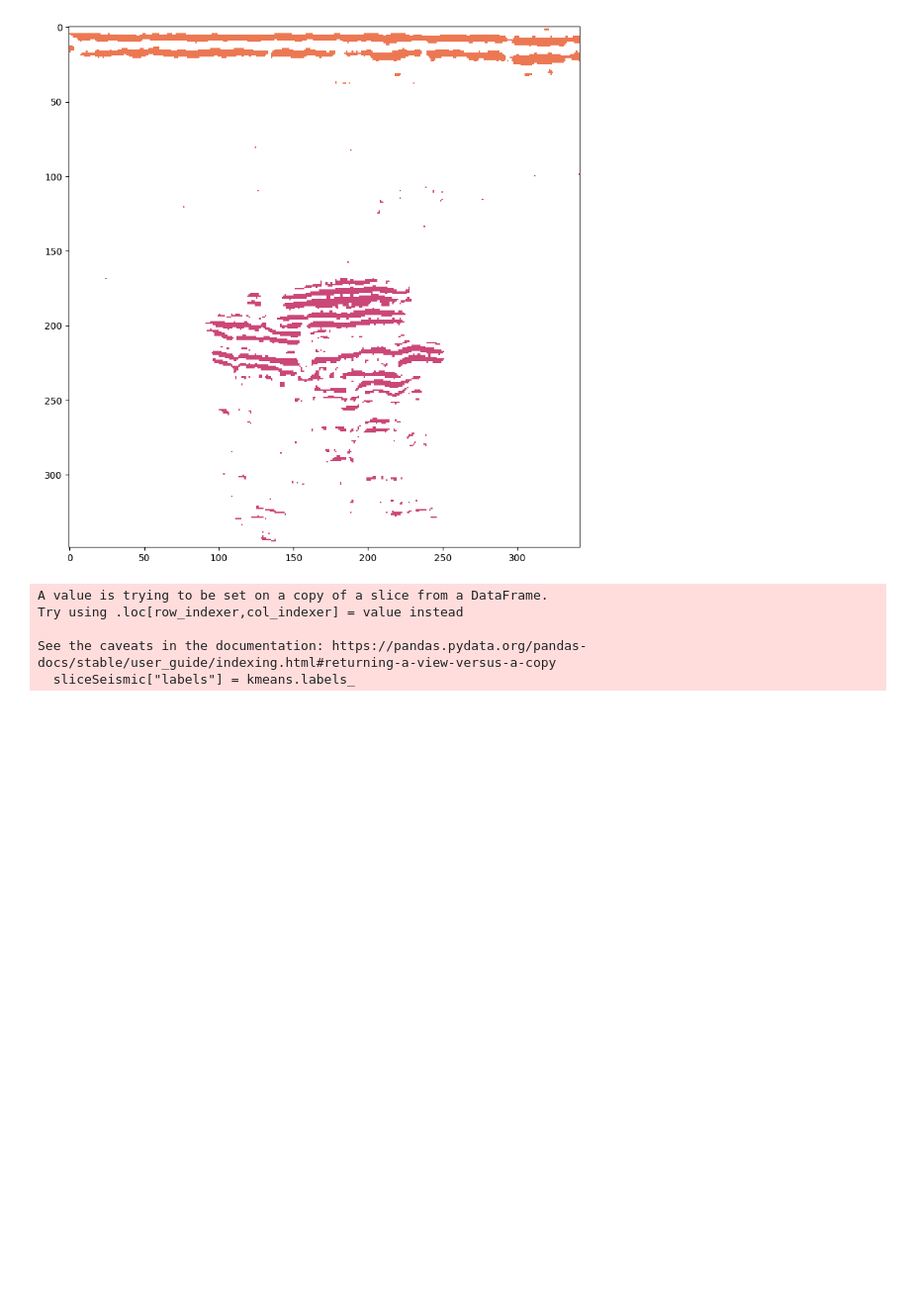
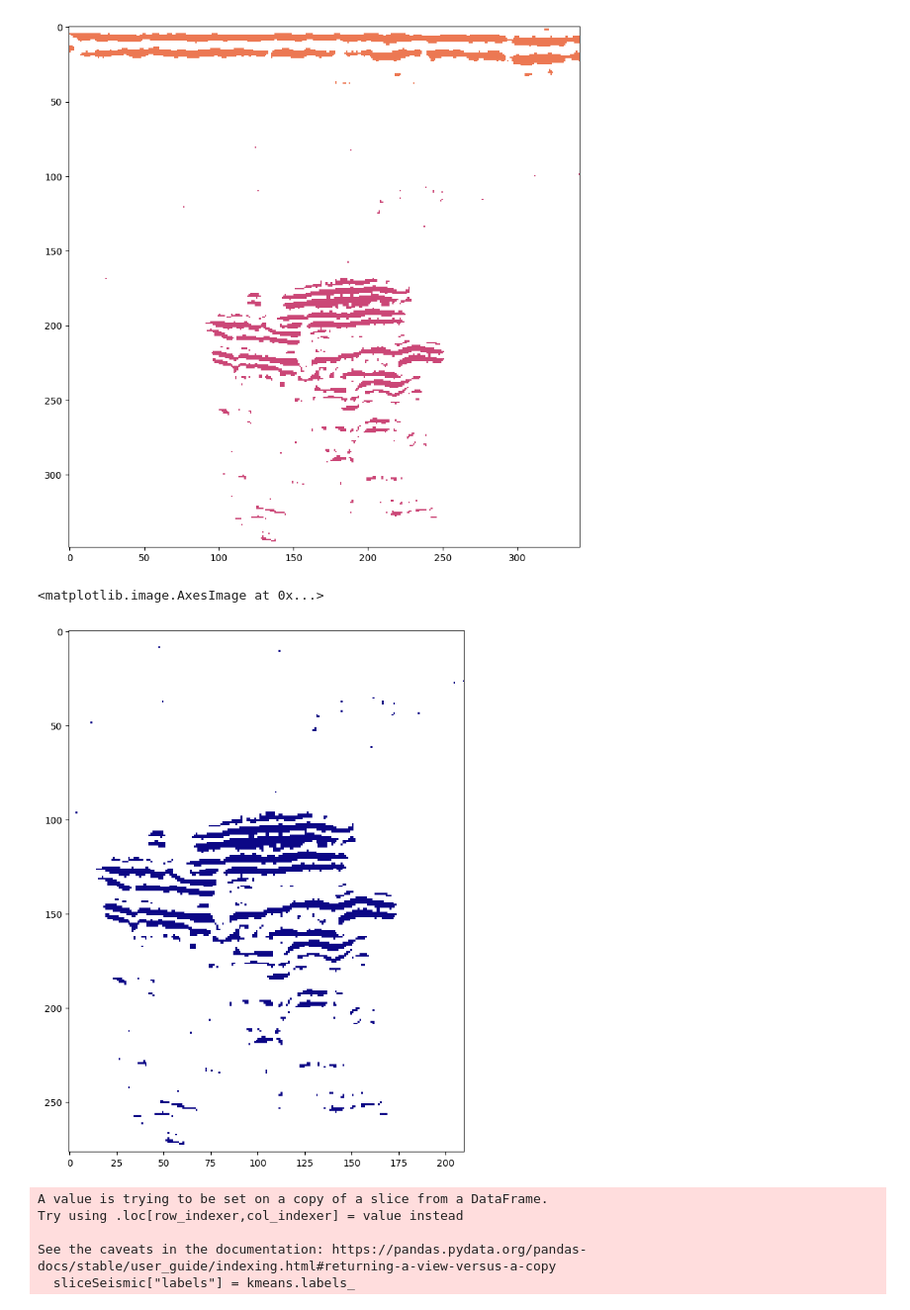
Before and after one commit to alvaromartinangulo/HelloWorldHack, a Jupyter notebook: HWH_CGG/challenge.ipynb, the cells around one changed output. Shown: that part at 99% size. Saved outputs shown, nothing was run; the diff lists cells and outputs as text; code cells hidden in the pictures; blank space fills up the shorter version.

```diff
--- a/HWH_CGG/challenge.ipynb
+++ b/HWH_CGG/challenge.ipynb
@@ -149,6 +149,15 @@ See the caveats in the documentation: https://pandas.pydata.org/pandas-docs/stab
   sliceSeismic_water["labels"] = kmeans.labels_
 <matplotlib.image.AxesImage at 0x...>
 [figure]
+# %%
+co2 = sliceSeismic_water.loc[sliceSeismic_water["labels"] == 0]
+co29406 = (len(co2))
+data = co2.pivot(columns = "x", index = "z", values = "labels")
+fig, ax = plt.subplots(figsize = (10, 10))
+ax.imshow(data, cmap = "plasma")
+# %% [output]
+<matplotlib.image.AxesImage at 0x...>
+[figure, added]
 # %%
 seismic["diff0106"] = abs(seismic["01"] - seismic["06"])
 sliceSeismic = seismic.loc[seismic["y"] ==  1840]
```
Also changed, not shown: parts of 6 cells of this notebook.
